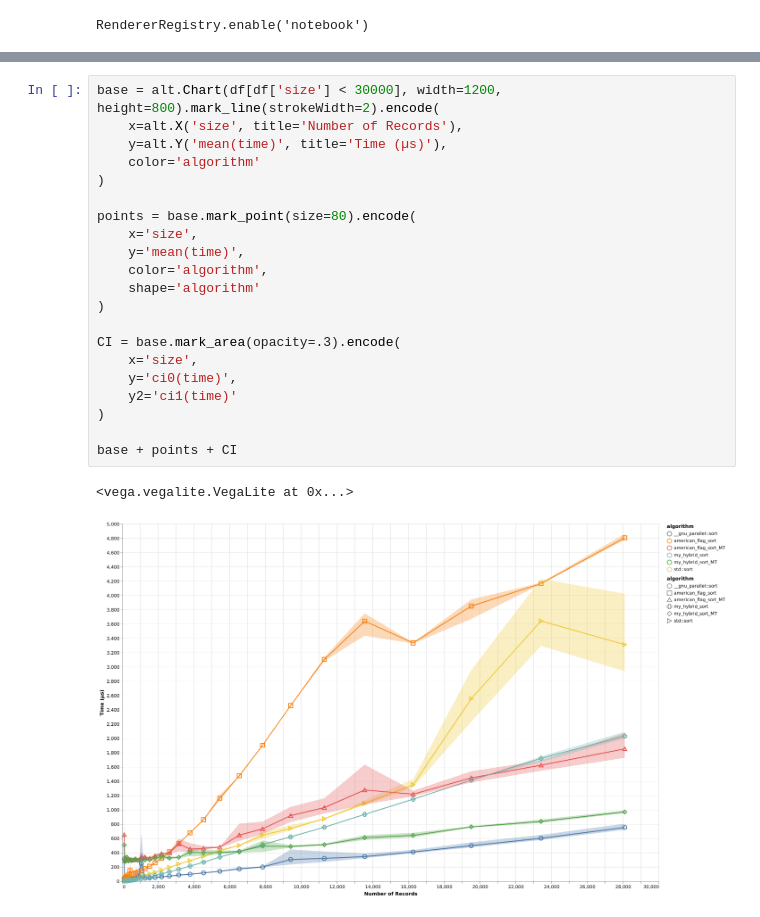
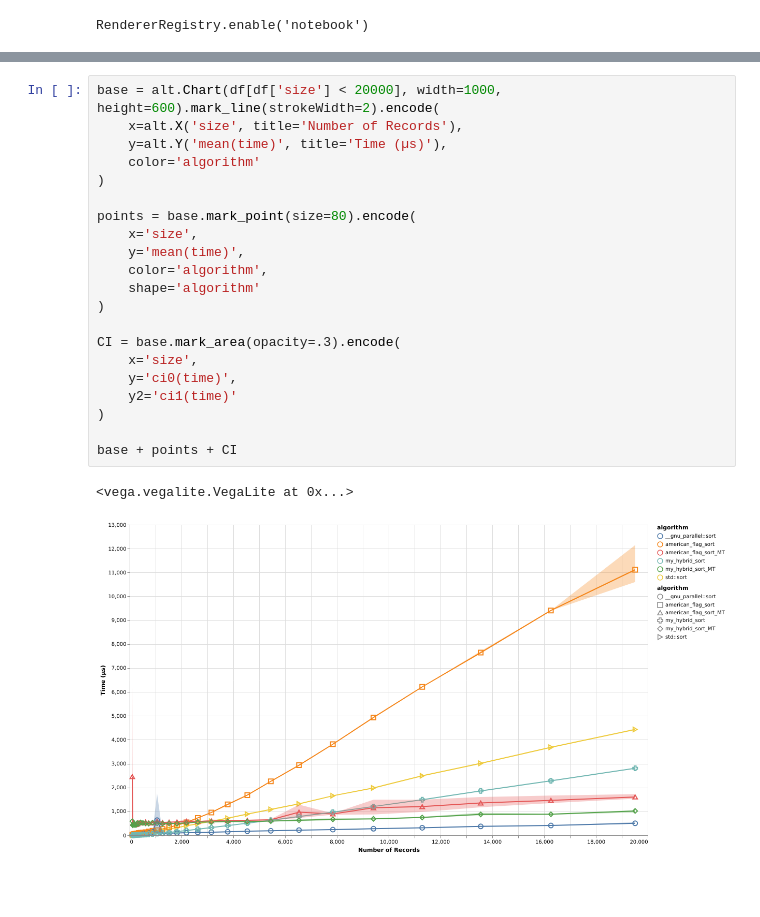
Before and after one commit to BigDataAnalyticsGroup/ACM-SIGMOD-19-Programming-Contest, a Jupyter notebook: Sorting Benchmark.ipynb, the cells around one changed output, grey strips where cells are left out. Drawn from its saved outputs; the diff is of its cells as text; blank space fills up the shorter version.

```diff
--- a/Sorting Benchmark.ipynb
+++ b/Sorting Benchmark.ipynb
@@ -66,25 +91,25 @@ base + points + CI
 # %%
-base = alt.Chart(df[df['size'] < 30000], width=1200, height=800).mark_line(strokeWidth=2).encode(
+base = alt.Chart(df[df['size'] < 20000], width=1000, height=600).mark_line(strokeWidth=2).encode(
     x=alt.X('size', title='Number of Records'),
     y=alt.Y('mean(time)', title='Time (µs)'),
     color='algorithm'
 )
 
 points = base.mark_point(size=80).encode(
     x='size',
     y='mean(time)',
     color='algorithm',
     shape='algorithm'
 )
 
 CI = base.mark_area(opacity=.3).encode(
     x='size',
     y='ci0(time)',
     y2='ci1(time)'
 )
 
 base + points + CI
 # %% [output]
 <vega.vegalite.VegaLite at 0x...>
-[figure, old version]
+[figure, new version]
 # %%
```
Also changed, not shown: parts of 5 cells of this notebook.
